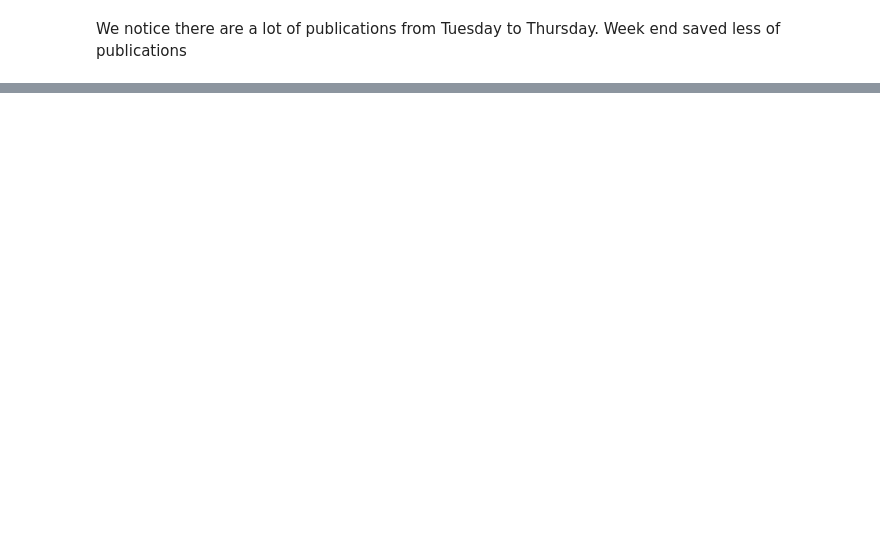
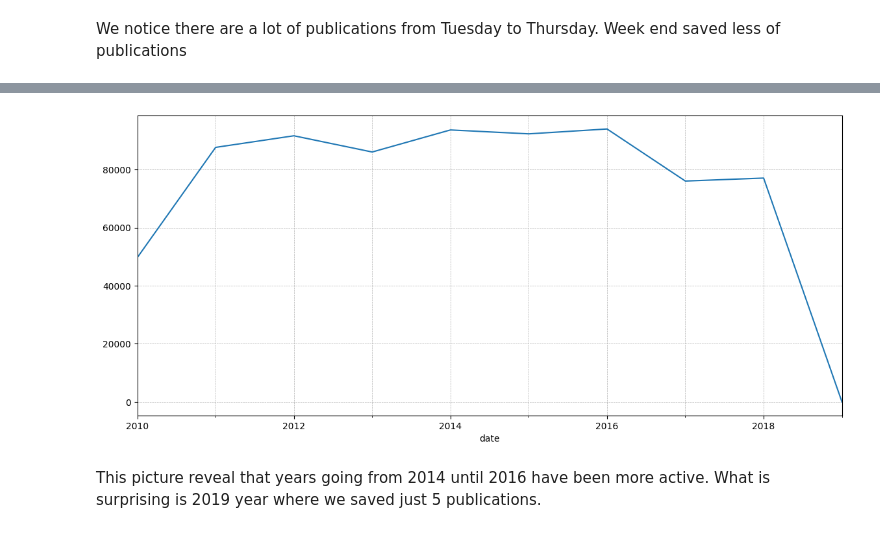
Before and after one commit to Cabrel17/Financial_news_sentiment_analysis, a Jupyter notebook: notebooks/EDA.ipynb, the cells around one changed output, grey strips where cells are left out. Cells and saved outputs as stored; diff of their text form; code cells hidden in the pictures; blank space fills up the shorter version.

```diff
--- a/notebooks/EDA.ipynb
+++ b/notebooks/EDA.ipynb
@@ -159,0 +210,12 @@ We notice there are a lot of publications from Tuesday to Thursday. Week end sav
+# %%
+df1_2 = df1.sort_index()
+df1_2 = df1_2.loc['2010-01-01':'2019-01-01']
+# %%
+trend_per_year = df1_2.resample('A').size()
+plt.figure(figsize=(14,6))
+trend_per_year.plot()
+plt.grid(True, which='both', linestyle='--', linewidth=0.5)
+# %% [output]
+[figure, added]
+# %% [markdown]
+This picture reveal that years going from 2014 until 2016 have been more active. What is surprising is 2019 year where we saved just 5 publications.
```
Also changed, not shown: parts of 13 cells of this notebook, 3 other files.
